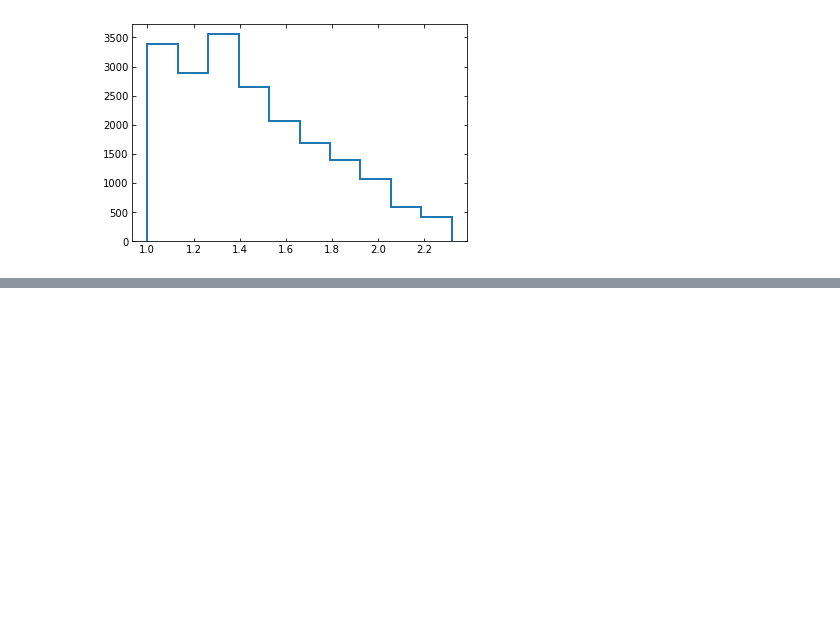
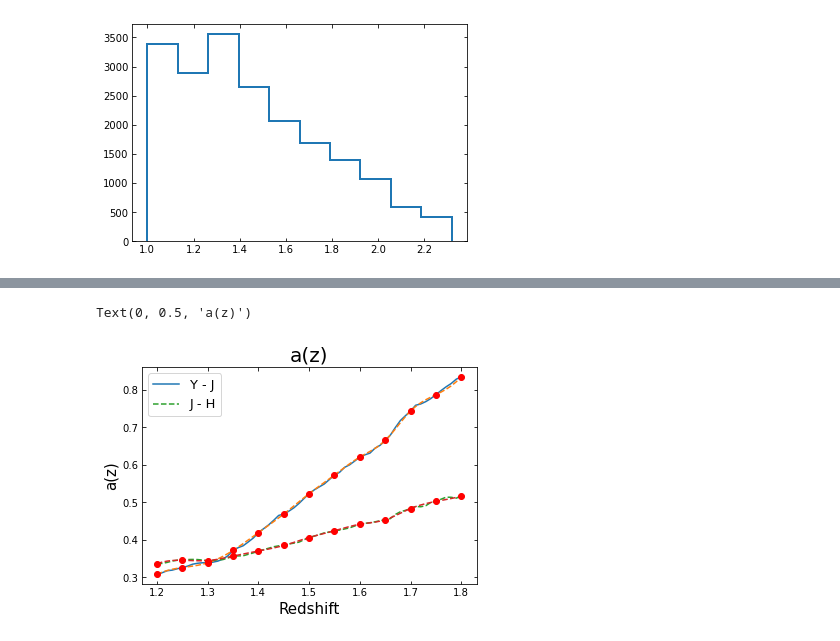
Before and after one commit to Zhiyuan-G/Rubin-Roman-redmagic, a Jupyter notebook: Roman_red_sequence_calibration.ipynb, the cells around one changed output, grey strips where cells are left out. Saved outputs shown, nothing was run; the diff lists cells and outputs as text; code cells hidden in the pictures; blank space fills up the shorter version.

```diff
--- a/Roman_red_sequence_calibration.ipynb
+++ b/Roman_red_sequence_calibration.ipynb
@@ -119,0 +119,25 @@ res = minimize(func, x0,method='BFGS',bounds=((None,None),(None,None),(0.01,0.2)
+# %%
+z_low = 1.2
+zs_low = np.arange(1.2,1.8,0.01)
+parms_y_j = np.zeros(shape = (len(zs_low),3))
+parms_j_h = np.zeros(shape = (len(zs_low),3))
+
+
+for i,z_low in tqdm(enumerate(zs_low)):
+    z_high = z_low + 0.05
+    z_mask = (zs > z_low) & (zs < z_high)
+
+    m_ref_mean,mag_ref,color,color_err = get_vals(c1 = fr[0],c2 = fr[1],ref_m=fr[-1],z_mask=z_mask)
+    x0 = (1,0.5,0.002)
+    #res_y_j = optimize.fmin(func, x0);
+    res_y_j = minimize(func,x0,method = 'L-BFGS-B',bounds=((None,None),(None,None),(0,None)))
+    m_ref_mean,mag_ref,color,color_err = get_vals(c1 = fr[1],c2 = fr[2],ref_m=fr[-1],z_mask=z_mask)
+    x0 = (1,0.5,0.002)
+   # res_j_h = optimize.fmin(func, x0);
+    res_j_h = minimize(func,x0,method = 'L-BFGS-B',bounds=((None,None),(None,None),(0,None)))
+
+    parms_y_j[i,:] = res_y_j.x
+    parms_j_h[i,:] = res_j_h.x
+
+    #i = i + 1
+    #z_low = z_low + 0.05
@@ -119,0 +173,22 @@ res = minimize(func, x0,method='BFGS',bounds=((None,None),(None,None),(0.01,0.2)
+# %%
+
+
+plt.title('a(z)',fontsize = 20)
+plt.plot(zs_low,parms_y_j[:,0],'-',label = 'Y - J')
+
+f3 = interp1d(a_z, a_5_yj, kind='cubic')
+
+plt.plot(zs_low,f3(zs_low),'--')
+plt.plot(a_z,a_5_yj,'ro')
+
+plt.plot(zs_low,parms_j_h[:,0],'--',label = 'J - H')
+f3 = interp1d(a_z, a_5_jh, kind='cubic')
+
+plt.plot(zs_low,f3(zs_low),'--')
+plt.plot(a_z,a_5_jh,'ro')
+plt.legend(fontsize = 13)
+plt.xlabel('Redshift',fontsize = 15)
+plt.ylabel('a(z)',fontsize = 15)
+# %% [output]
+Text(0, 0.5, 'a(z)')
+[figure, added]
```
Also changed, not shown: parts of 8 cells of this notebook.
